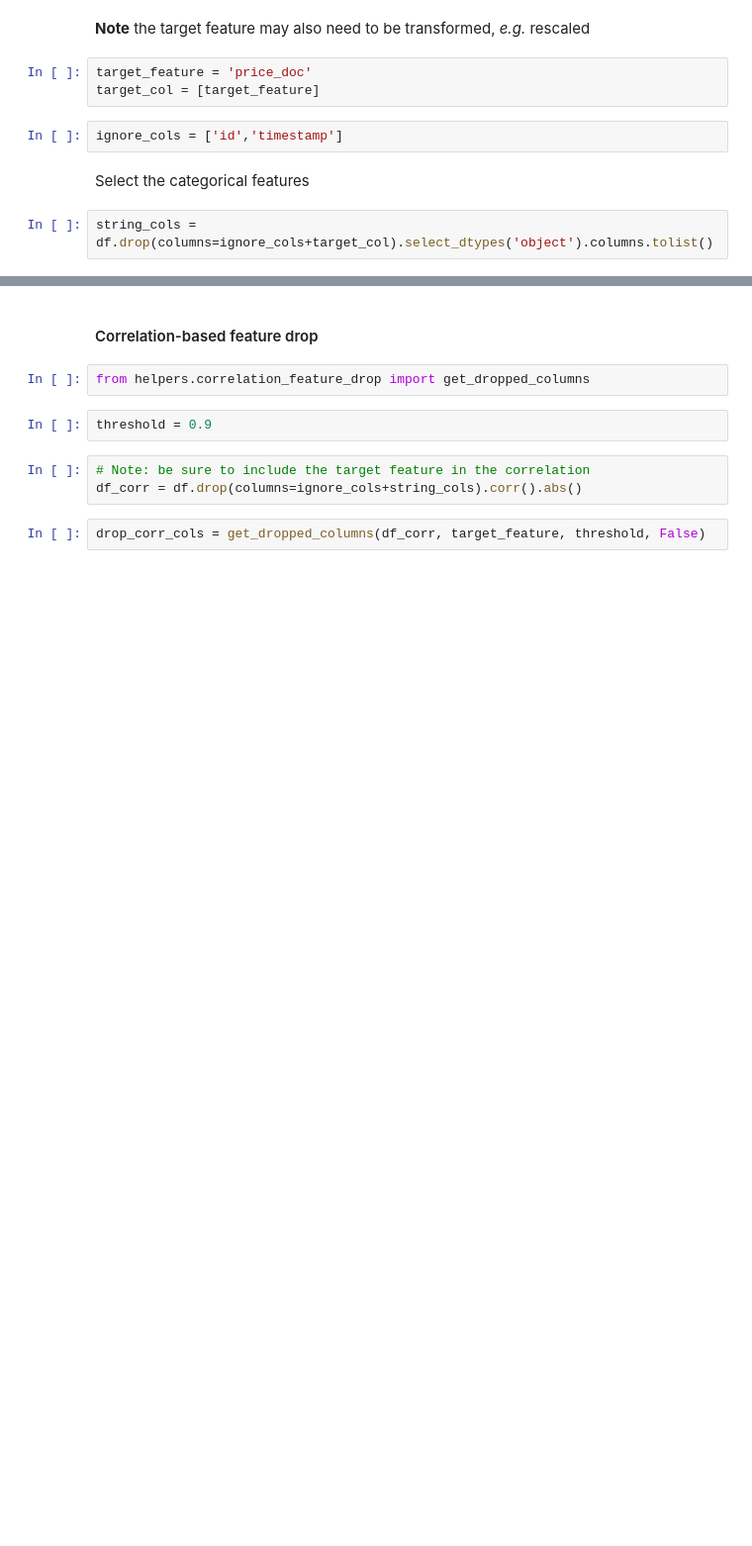
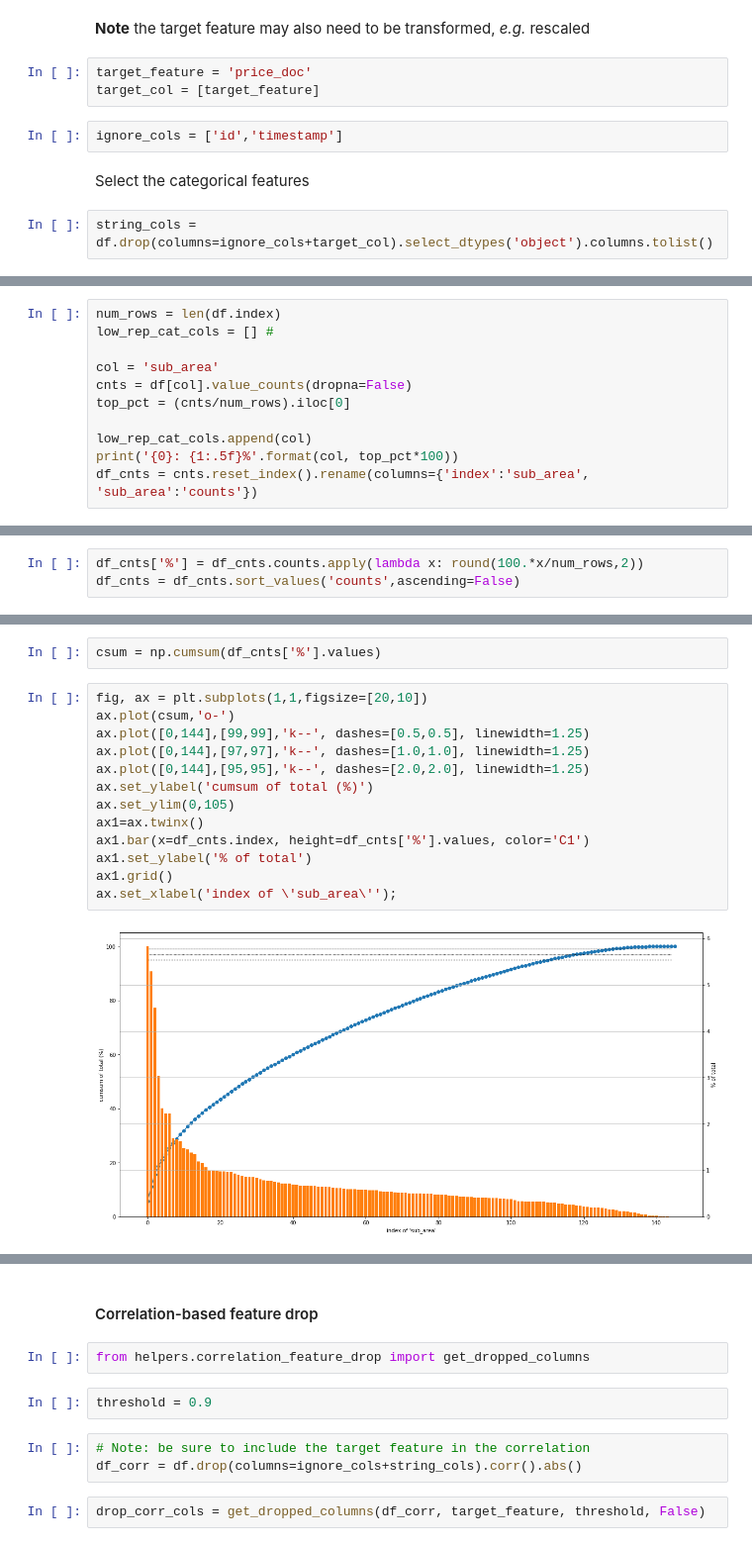
Before and after one commit to m-salewski/data-modeling-protocol, a Jupyter notebook: notebooks/modeling/sberbank_russian_housing__main.ipynb, the cells around one changed output, grey strips where cells are left out. Shown at 99% size. Drawn from its saved outputs; the diff is of its cells as text; blank space fills up the shorter version.

```diff
--- a/notebooks/modeling/sberbank_russian_housing__main.ipynb
+++ b/notebooks/modeling/sberbank_russian_housing__main.ipynb
@@ -190,0 +250,11 @@ string_cols = df.drop(columns=ignore_cols+target_col).select_dtypes('object').co
+# %%
+num_rows = len(df.index)
+low_rep_cat_cols = [] #
+
+col = 'sub_area'
+cnts = df[col].value_counts(dropna=False)
+top_pct = (cnts/num_rows).iloc[0]
+
+low_rep_cat_cols.append(col)
+print('{0}: {1:.5f}%'.format(col, top_pct*100))
+df_cnts = cnts.reset_index().rename(columns={'index':'sub_area', 'sub_area':'counts'})
@@ -190,0 +263,3 @@ string_cols = df.drop(columns=ignore_cols+target_col).select_dtypes('object').co
+# %%
+df_cnts['%'] = df_cnts.counts.apply(lambda x: round(100.*x/num_rows,2))
+df_cnts = df_cnts.sort_values('counts',ascending=False)
@@ -190,0 +286,17 @@ string_cols = df.drop(columns=ignore_cols+target_col).select_dtypes('object').co
+# %%
+csum = np.cumsum(df_cnts['%'].values)
+# %%
+fig, ax = plt.subplots(1,1,figsize=[20,10])
+ax.plot(csum,'o-')
+ax.plot([0,144],[99,99],'k--', dashes=[0.5,0.5], linewidth=1.25)
+ax.plot([0,144],[97,97],'k--', dashes=[1.0,1.0], linewidth=1.25)
+ax.plot([0,144],[95,95],'k--', dashes=[2.0,2.0], linewidth=1.25)
+ax.set_ylabel('cumsum of total (%)')
+ax.set_ylim(0,105)
+ax1=ax.twinx()
+ax1.bar(x=df_cnts.index, height=df_cnts['%'].values, color='C1')
+ax1.set_ylabel('% of total')
+ax1.grid()
+ax.set_xlabel('index of \'sub_area\'');
+# %% [output]
+[figure, added]
```
Also changed, not shown: parts of 50 cells of this notebook, 1 other file.
